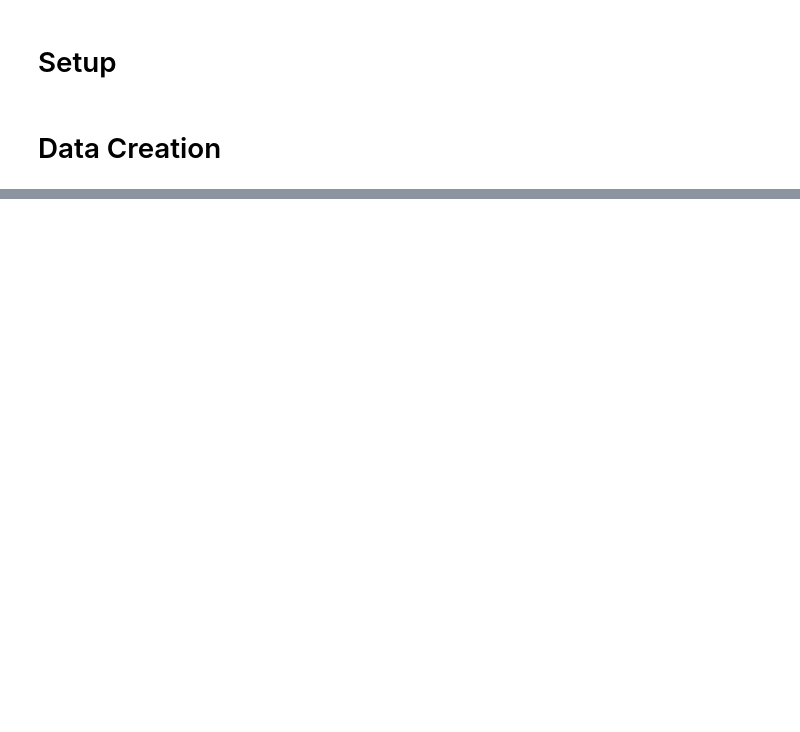
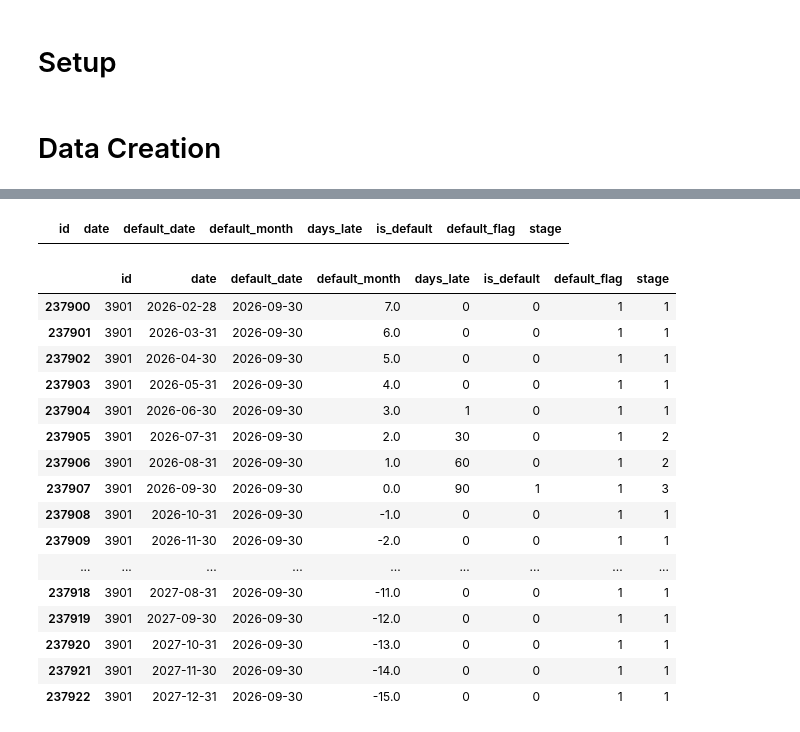
Before and after one commit to neon-belfante/Survival-Analysis, a Jupyter notebook: 00.create_data.ipynb, the cells around one changed output, grey strips where cells are left out. Cells and saved outputs as stored; diff of their text form; code cells hidden in the pictures; blank space fills up the shorter version.

```diff
--- a/00.create_data.ipynb
+++ b/00.create_data.ipynb
@@ -292,0 +611,25 @@ Downcasting object dtype arrays on .fillna, .ffill, .bfill is deprecated and wil
+# %%
+filter_df = (df_sample['days_late']<90) & (df_sample['default_month']<0)
+df_sample[filter_df][['id', 'date', 'default_date', 'default_month', 'days_late', 'is_default', 'default_flag', 'stage']]
+# %% [output]
+|  | id | date | default_date | default_month | days_late | is_default | default_flag | stage |
+# %%
+df_sample[df_sample['id']==3901][['id', 'date', 'default_date', 'default_month', 'days_late', 'is_default', 'default_flag', 'stage']]
+# %% [output]
+|  | id | date | default_date | default_month | days_late | is_default | default_flag | stage |
+| 237900 | 3901 | 2026-02-28 | 2026-09-30 | 7.0 | 0 | 0 | 1 | 1 |
+| 237901 | 3901 | 2026-03-31 | 2026-09-30 | 6.0 | 0 | 0 | 1 | 1 |
+| 237902 | 3901 | 2026-04-30 | 2026-09-30 | 5.0 | 0 | 0 | 1 | 1 |
+| 237903 | 3901 | 2026-05-31 | 2026-09-30 | 4.0 | 0 | 0 | 1 | 1 |
+| 237904 | 3901 | 2026-06-30 | 2026-09-30 | 3.0 | 1 | 0 | 1 | 1 |
+| 237905 | 3901 | 2026-07-31 | 2026-09-30 | 2.0 | 30 | 0 | 1 | 2 |
+| 237906 | 3901 | 2026-08-31 | 2026-09-30 | 1.0 | 60 | 0 | 1 | 2 |
+| 237907 | 3901 | 2026-09-30 | 2026-09-30 | 0.0 | 90 | 1 | 1 | 3 |
+| 237908 | 3901 | 2026-10-31 | 2026-09-30 | -1.0 | 0 | 0 | 1 | 1 |
+| 237909 | 3901 | 2026-11-30 | 2026-09-30 | -2.0 | 0 | 0 | 1 | 1 |
+| ... | ... | ... | ... | ... | ... | ... | ... | ... |
+| 237918 | 3901 | 2027-08-31 | 2026-09-30 | -11.0 | 0 | 0 | 1 | 1 |
+| 237919 | 3901 | 2027-09-30 | 2026-09-30 | -12.0 | 0 | 0 | 1 | 1 |
+| 237920 | 3901 | 2027-10-31 | 2026-09-30 | -13.0 | 0 | 0 | 1 | 1 |
+| 237921 | 3901 | 2027-11-30 | 2026-09-30 | -14.0 | 0 | 0 | 1 | 1 |
+| 237922 | 3901 | 2027-12-31 | 2026-09-30 | -15.0 | 0 | 0 | 1 | 1 |
```
Also changed, not shown: parts of 8 cells of this notebook, 1 other file.
